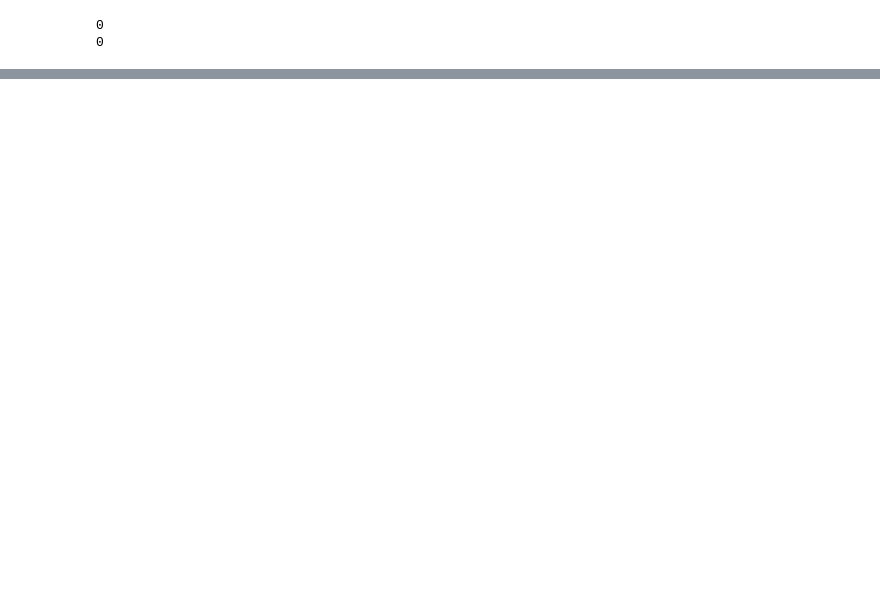
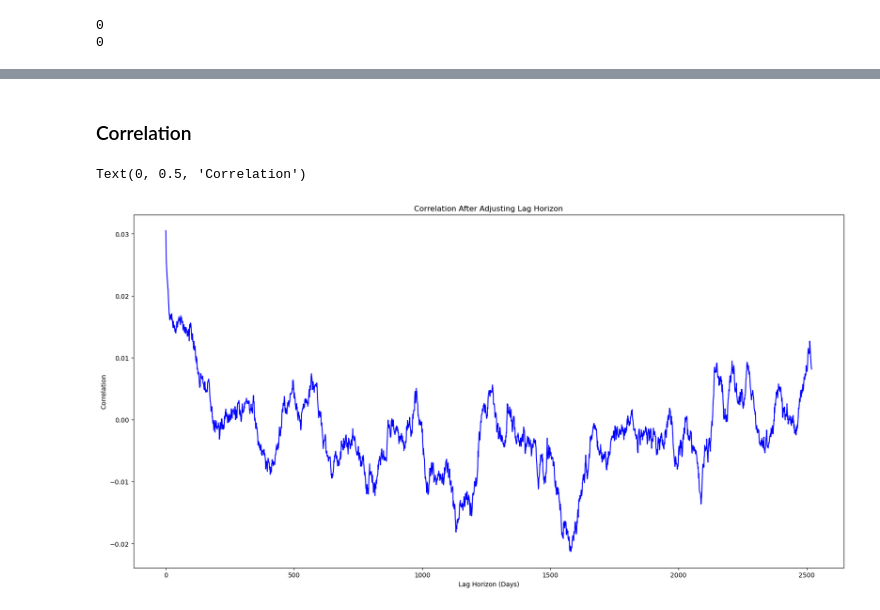
Before and after one commit to nifemiojo/gbpusd-yield-spreads-v1, a Jupyter notebook: notebooks/spread_gpbusd_analysis.ipynb, the cells around one changed output, grey strips where cells are left out. Drawn from its saved outputs; the diff is of its cells as text; code cells hidden in the pictures; blank space fills up the shorter version.

```diff
--- a/notebooks/spread_gpbusd_analysis.ipynb
+++ b/notebooks/spread_gpbusd_analysis.ipynb
@@ -303,3 +71,0 @@ for h in [0, 1, 5, 10, 20, 30, 60, 90, 180, 252, 252 * 2, 252 * 3, 252 * 5, 252
-# %%
-for h in [0, 1, 5, 10, 20, 30, 60, 90, 180, 252, 252 * 2, 252 * 3, 252 * 5, 252 * 10]:
-    print(f"{h} day ahead correlation: {spread_zscore.shift(h).corr(gbpusd_zscore)}")
@@ -388,0 +230,17 @@ Use case: tests monotonicity and economic plausibility. For example: do higher s
+# %% [markdown]
+### Correlation
+# %%
+correlation_varying_lag_time_horizon = pd.Series(
+    {h: spread["spread_bp"].shift(h).corr(gbpusd["log_return"]) for h in range(0, 252 * 10)}
+)
+
+fig, axs = plt.subplots(1, 1, figsize=(20, 10))
+
+axs.set_title("Correlation After Adjusting Lag Horizon", fontsize=12)
+axs.plot(correlation_varying_lag_time_horizon, color="blue")
+
+axs.set_xlabel("Lag Horizon (Days)")
+axs.set_ylabel("Correlation")
+# %% [output]
+Text(0, 0.5, 'Correlation')
+[figure, added]
```
Also changed, not shown: parts of 77 cells of this notebook, 2 other files.
